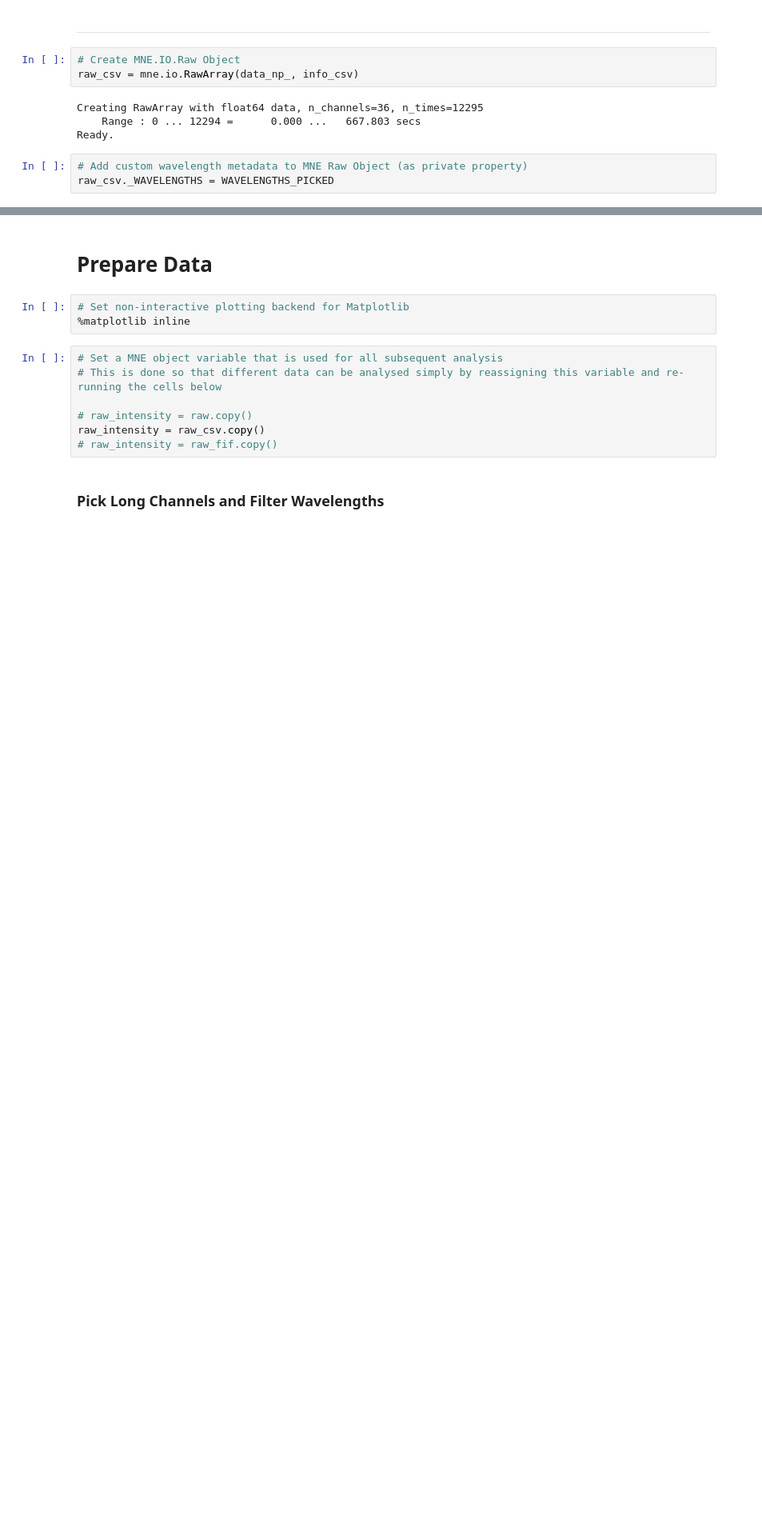
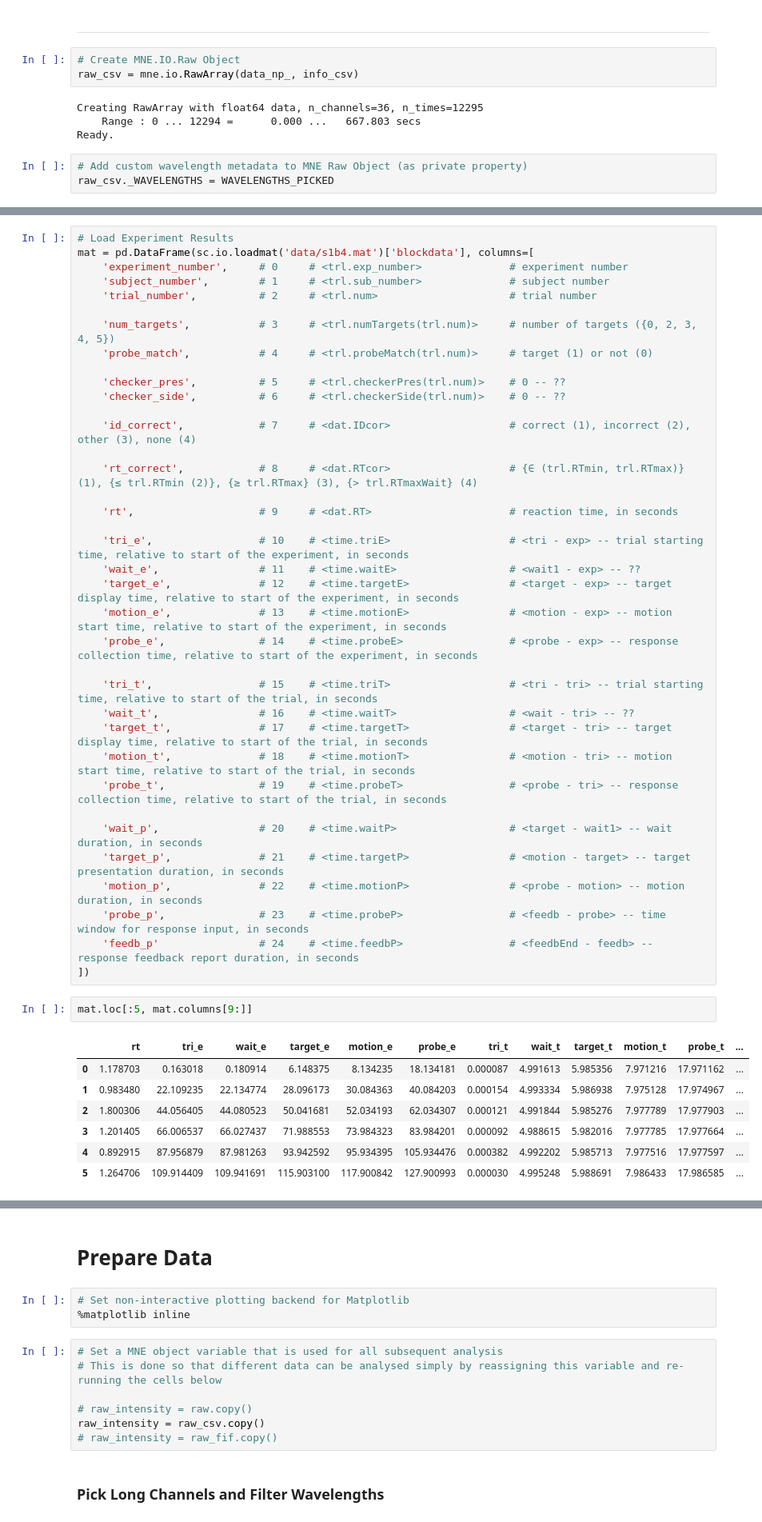
Before and after one commit to pulkitgoyal56/fnirsPy, a Jupyter notebook: main.ipynb, the cells around one changed output, grey strips where cells are left out. Shown at 80% size. Cells and saved outputs as stored; diff of their text form; blank space fills up the shorter version.

Commit message:
add code to read experiment results

```diff
--- a/main.ipynb
+++ b/main.ipynb
@@ -340,0 +350,47 @@ raw_csv._WAVELENGTHS = WAVELENGTHS_PICKED
+# %%
+# Load Experiment Results
+mat = pd.DataFrame(sc.io.loadmat('data/s1b4.mat')['blockdata'], columns=[
+    'experiment_number',     # 0     # <trl.exp_number>              # experiment number
+    'subject_number',        # 1     # <trl.sub_number>              # subject number
+    'trial_number',          # 2     # <trl.num>                     # trial number
+
+    'num_targets',           # 3     # <trl.numTargets(trl.num)>     # number of targets ({0, 2, 3, 4, 5})
+    'probe_match',           # 4     # <trl.probeMatch(trl.num)>     # target (1) or not (0)
+
+    'checker_pres',          # 5     # <trl.checkerPres(trl.num)>    # 0 -- ??
+    'checker_side',          # 6     # <trl.checkerSide(trl.num)>    # 0 -- ??
+
+    'id_correct',            # 7     # <dat.IDcor>                   # correct (1), incorrect (2), other (3), none (4)
+
+    'rt_correct',            # 8     # <dat.RTcor>                   # {∈ (trl.RTmin, trl.RTmax)} (1), {≤ trl.RTmin (2)}, {≥ trl.RTmax} (3), {> trl.RTmaxWait} (4)
+
+    'rt',                    # 9     # <dat.RT>                      # reaction time, in seconds
+
+    'tri_e',                 # 10    # <time.triE>                   # <tri - exp> -- trial starting time, relative to start of the experiment, in seconds
+    'wait_e',                # 11    # <time.waitE>                  # <wait1 - exp> -- ??
+    'target_e',              # 12    # <time.targetE>                # <target - exp> -- target display time, relative to start of the experiment, in seconds
+    'motion_e',              # 13    # <time.motionE>                # <motion - exp> -- motion start time, relative to start of the experiment, in seconds
+    'probe_e',               # 14    # <time.probeE>                 # <probe - exp> -- response collection time, relative to start of the experiment, in seconds
+
+    'tri_t',                 # 15    # <time.triT>                   # <tri - tri> -- trial starting time, relative to start of the trial, in seconds
+    'wait_t',                # 16    # <time.waitT>                  # <wait - tri> -- ??
+    'target_t',              # 17    # <time.targetT>                # <target - tri> -- target display time, relative to start of the trial, in seconds
+    'motion_t',              # 18    # <time.motionT>                # <motion - tri> -- motion start time, relative to start of the trial, in seconds
+    'probe_t',               # 19    # <time.probeT>                 # <probe - tri> -- response collection time, relative to start of the trial, in seconds
+
+    'wait_p',                # 20    # <time.waitP>                  # <target - wait1> -- wait duration, in seconds
+    'target_p',              # 21    # <time.targetP>                # <motion - target> -- target presentation duration, in seconds
+    'motion_p',              # 22    # <time.motionP>                # <probe - motion> -- motion duration, in seconds
+    'probe_p',               # 23    # <time.probeP>                 # <feedb - probe> -- time window for response input, in seconds
+    'feedb_p'                # 24    # <time.feedbP>                 # <feedbEnd - feedb> -- response feedback report duration, in seconds
+])
+# %%
+mat.loc[:5, mat.columns[9:]]
+# %% [output]
+|  | rt | tri_e | wait_e | target_e | motion_e | probe_e | tri_t | wait_t | target_t | motion_t | probe_t | ... |
+| 0 | 1.178703 | 0.163018 | 0.180914 | 6.148375 | 8.134235 | 18.134181 | 0.000087 | 4.991613 | 5.985356 | 7.971216 | 17.971162 | ... |
+| 1 | 0.983480 | 22.109235 | 22.134774 | 28.096173 | 30.084363 | 40.084203 | 0.000154 | 4.993334 | 5.986938 | 7.975128 | 17.974967 | ... |
+| 2 | 1.800306 | 44.056405 | 44.080523 | 50.041681 | 52.034193 | 62.034307 | 0.000121 | 4.991844 | 5.985276 | 7.977789 | 17.977903 | ... |
+| 3 | 1.201405 | 66.006537 | 66.027437 | 71.988553 | 73.984323 | 83.984201 | 0.000092 | 4.988615 | 5.982016 | 7.977785 | 17.977664 | ... |
+| 4 | 0.892915 | 87.956879 | 87.981263 | 93.942592 | 95.934395 | 105.934476 | 0.000382 | 4.992202 | 5.985713 | 7.977516 | 17.977597 | ... |
+| 5 | 1.264706 | 109.914409 | 109.941691 | 115.903100 | 117.900842 | 127.900993 | 0.000030 | 4.995248 | 5.988691 | 7.986433 | 17.986585 | ... |
```
Also changed, not shown: parts of 17 cells of this notebook.
